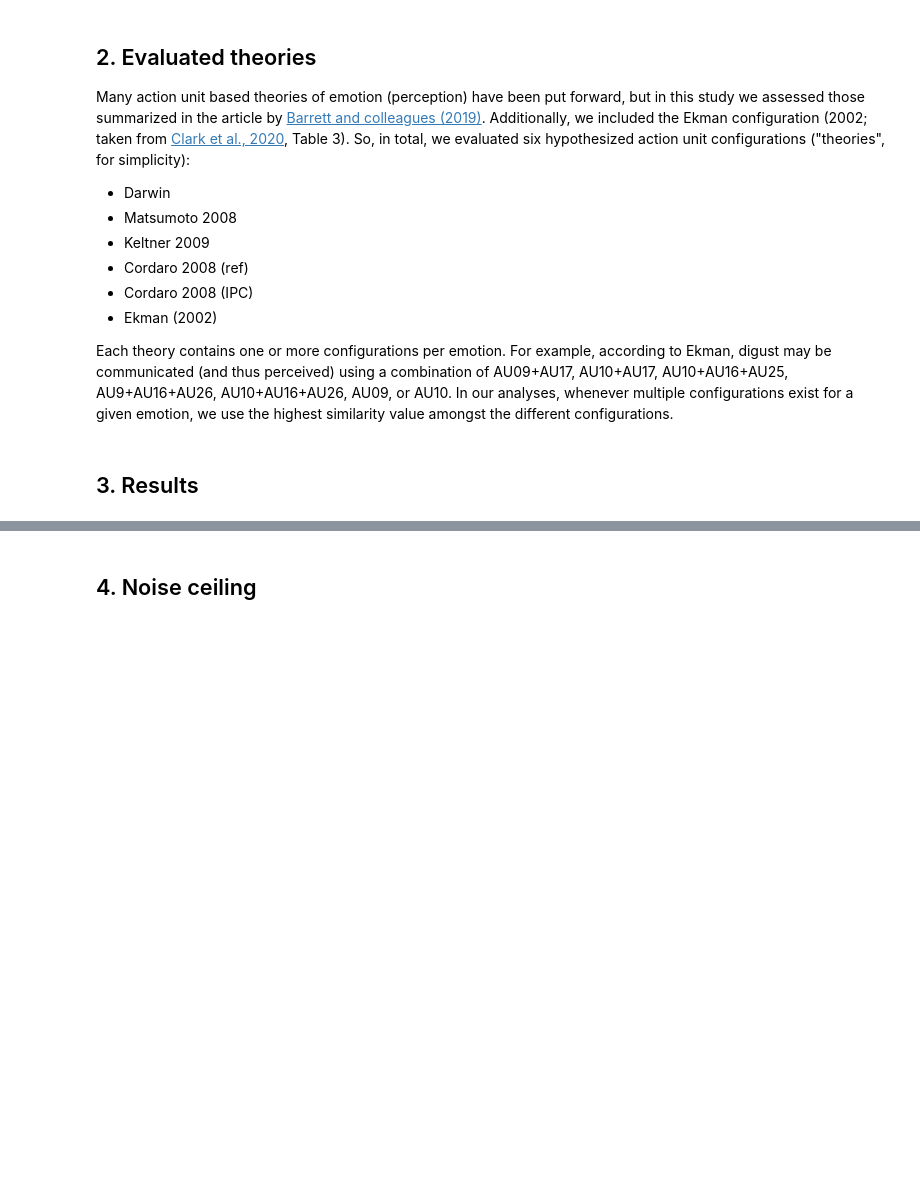
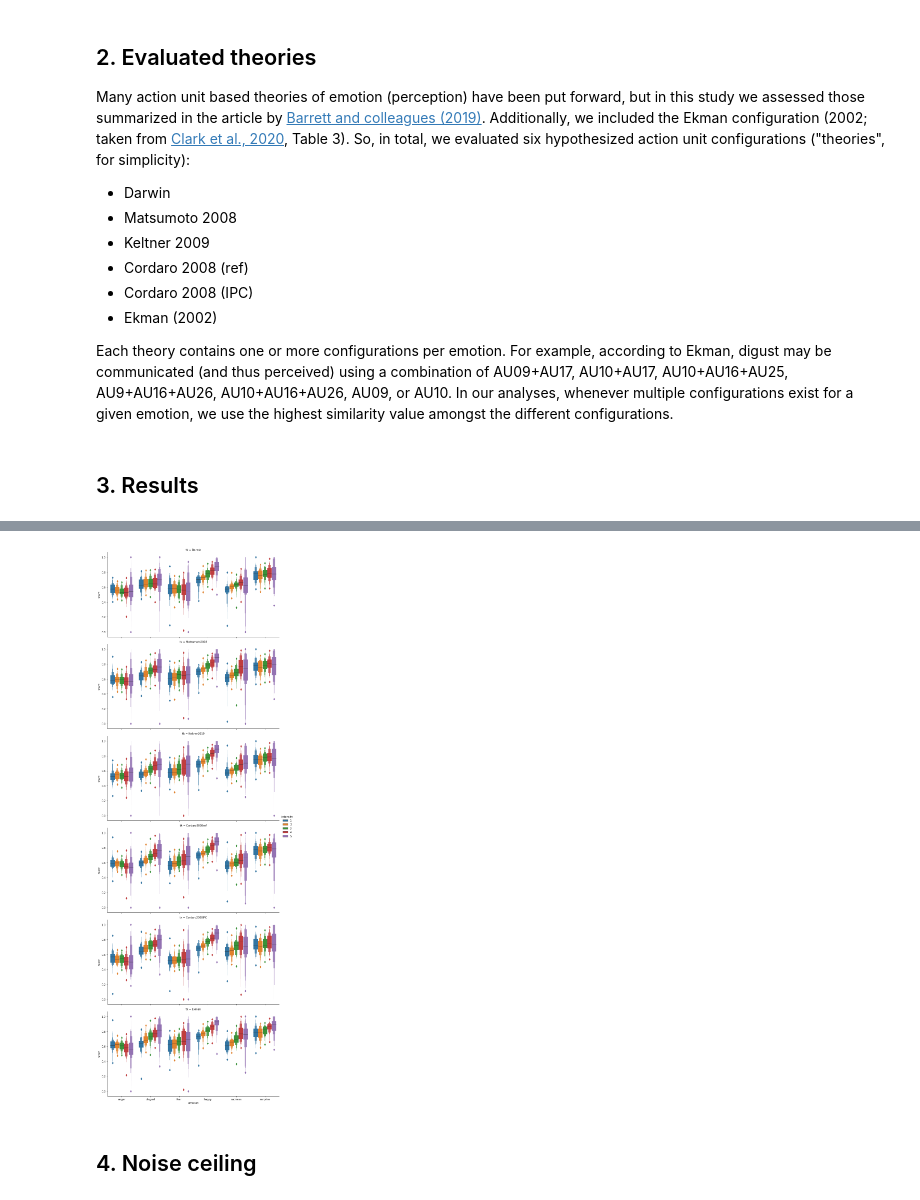
Before and after one commit to lukassnoek/hypothesis-kernel-analysis, a Jupyter notebook: notebooks/theory_kernel_analysis.ipynb, the cells around one changed output, grey strips where cells are left out. Saved outputs shown, nothing was run; the diff lists cells and outputs as text; code cells hidden in the pictures; blank space fills up the shorter version.

```diff
--- a/notebooks/theory_kernel_analysis.ipynb
+++ b/notebooks/theory_kernel_analysis.ipynb
@@ -159,3 +174,38 @@ sns.catplot(x='tk', y='score', hue='emotion', data=df, kind='boxen', aspect=2);
+# %%
+preds = pd.read_csv('../results/predictions.tsv', sep='\t', index_col=0)
+# %%
+from sklearn.metrics import roc_auc_score
+from sklearn.preprocessing import OneHotEncoder
+from tqdm.notebook import tqdm
+
+ohe = OneHotEncoder(sparse=False)
+emo = ['anger', 'disgust', 'fear', 'happy', 'sadness', 'surprise']
+ohe.fit(np.array(emo)[:, np.newaxis])
+
+df_int = []
+for sub in tqdm(preds['sub'].unique()):
+    for tk in preds['tk'].unique():
+        intensities = preds.query("sub == @sub")['intensity'].unique()
+        scores = np.zeros((5, 6))
+        scores[:, :] = np.nan
+        for itns in intensities:
+            tmp = preds.query("tk == @tk & sub == @sub & intensity == @itns")
+            y_ohe = ohe.transform(tmp['y_true'].to_numpy()[:, np.newaxis])
+            e_idx = y_ohe.sum(axis=0) != 0
+            scores[itns-1, e_idx] = roc_auc_score(y_ohe[:, e_idx], tmp.iloc[:, :6].loc[:, e_idx], average=None)
+
+        scores = pd.DataFrame(scores, index=range(1, 6), columns=emo)
+        scores['intensity'] = range(1, 6)
+        scores = pd.melt(scores, id_vars='intensity', var_name='emotion', value_name='score')
+        scores['sub'] = sub
+        scores['tk'] = tk
+        df_int.append(scores)
+
+df_int = pd.concat(df_int)
+# %%
+sns.catplot(x='emotion', y='score', hue='intensity', row='tk', data=df_int, kind='boxen', aspect=2);
+# %% [output]
+[figure, added]
 # %% [markdown]
 ## 4. Noise ceiling
 # %%
```
Also changed, not shown: parts of 9 cells of this notebook, 20 other files.
